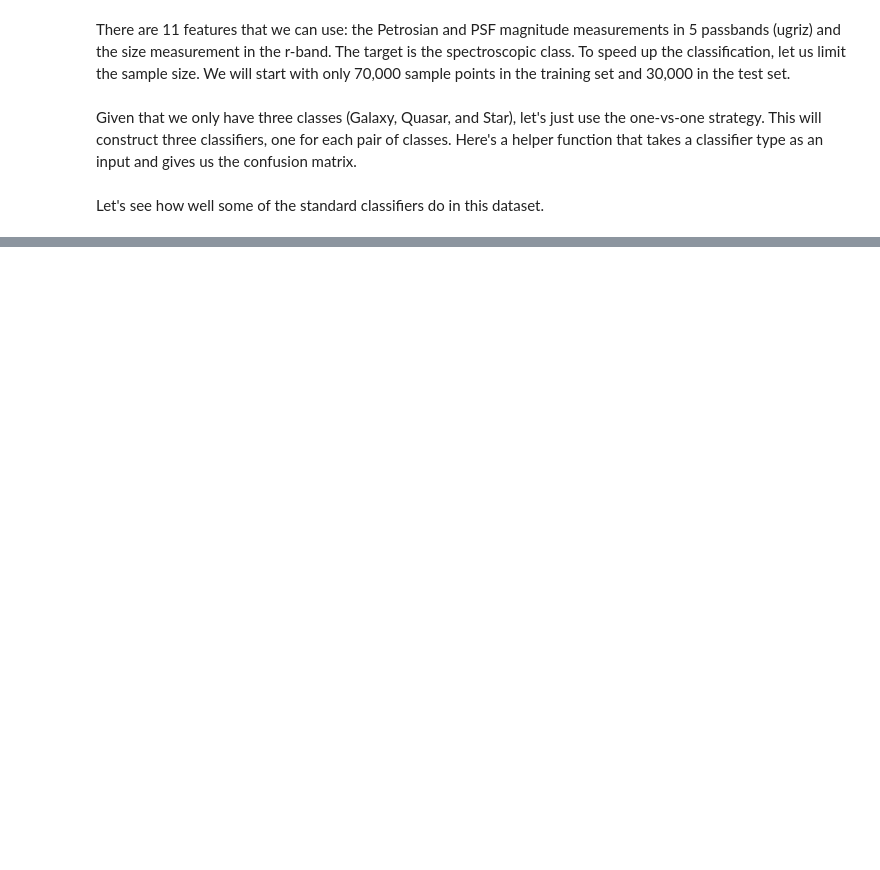
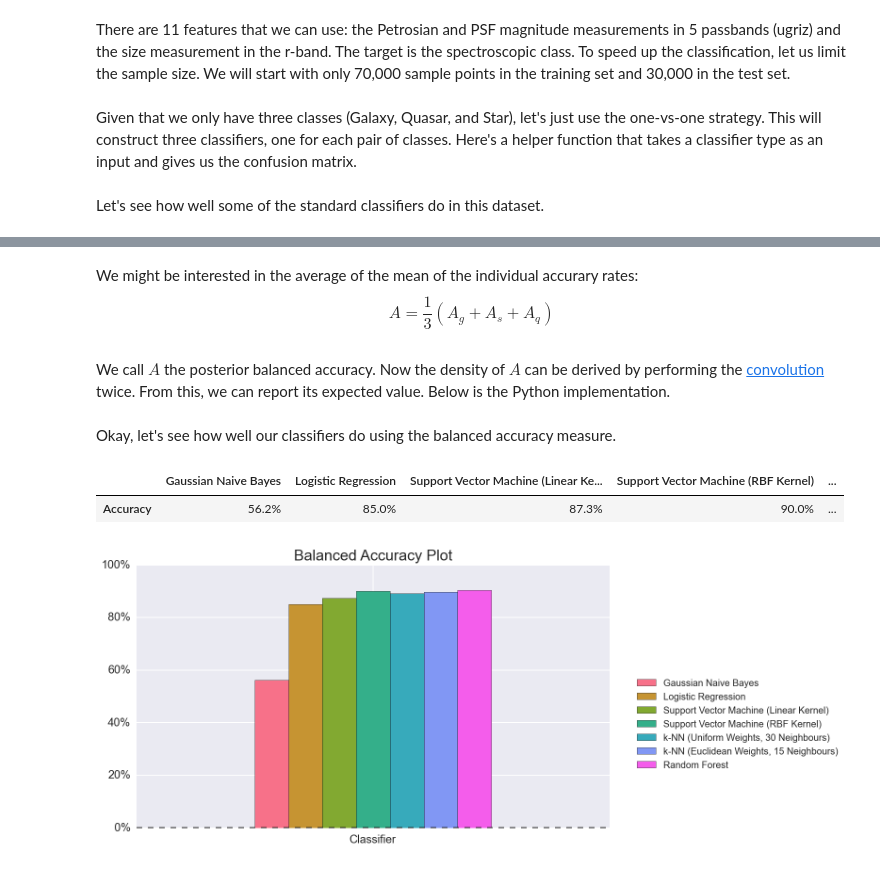
Before and after one commit to chengsoonong/mclass-sky, a Jupyter notebook: sloan_digital_sky_survey.ipynb, the cells around one changed output, grey strips where cells are left out. Drawn from its saved outputs; the diff is of its cells as text; code cells hidden in the pictures; blank space fills up the shorter version.

```diff
--- a/sloan_digital_sky_survey.ipynb
+++ b/sloan_digital_sky_survey.ipynb
@@ -188,0 +188,7 @@ Gaussian naive Bayes did a pretty poor job. One the other hand, random forest, s
+# %% [markdown]
+We might be interested in the average of the mean of the individual accurary rates:
+$$
+    A = \dfrac{1}{3} (A_g + A_s + A_q)
+$$
+# %% [markdown]
+We call $A$ the posterior balanced accuracy. Now the density of $A$ can be derived by performing the [convolution](https://en.wikipedia.org/wiki/Probability_density_function#Sums_of_independent_random_variables) twice. From this, we can report its expected value. Below is the Python implementation.
@@ -188,0 +218,45 @@ Gaussian naive Bayes did a pretty poor job. One the other hand, random forest, s
+# %%
+def balanced_accuracy(confusion):
+    """ Compute the expected value of the posterior balanced accuracy. """
+
+    # alpha is 1 plus the number of objects that are correctly classified
+    alpha_1 = 1 + confusion[0, 0]
+    alpha_2 = 1 + confusion[1, 1]
+    alpha_3 = 1 + confusion[2, 2]
+
+    # beta is 1 plus the number of objects that are incorrectly classified
+    beta_1 = 1 + confusion.sum(axis=1)[0] - confusion[0, 0]
+    beta_2 = 1 + confusion.sum(axis=1)[1] - confusion[1, 1]
+    beta_3 = 1 + confusion.sum(axis=1)[2] - confusion[2, 2]
+
+    # convolve the distributions and compute the expected value
+    res = 0.001
+    x = np.arange(0, 3.001, res)
+    bal_accuracy = convolve_betas(res, alpha_1, beta_1, alpha_2, beta_2, alpha_3, beta_3)
+    bal_accuracy_expected = (1/3) * np.dot(x, bal_accuracy * res)
+
+    return bal_accuracy_expected
+# %% [markdown]
+Okay, let's see how well our classifiers do using the balanced accuracy measure.
+# %%
+bal_accuracy_dict = {}
+
+# compute the balanced accuracy for each classifier
+for cls, conf in confusions.items():
+    bal_accuracy_dict[cls] = balanced_accuracy(conf)
+
+# store as a DataFrame
+bal_accuracy_df = DataFrame(bal_accuracy_dict, index=["Accuracy"])
+bal_accuracy_df = bal_accuracy_df.reindex(columns=classifier_classes, copy=False)
+bal_accuracy_df.applymap(format_as_percent_df)
+# %% [output]
+|  | Gaussian Naive Bayes | Logistic Regression | Support Vector Machine (Linear Ke... | Support Vector Machine (RBF Kernel) | ... |
+| Accuracy | 56.2% | 85.0% | 87.3% | 90.0% | ... |
+# %%
+fig2, ax2 = plt.subplots(figsize=(9, 5))
+bal_accuracy_df.plot(ax=ax2, kind="bar", title="Balanced Accuracy Plot", fontsize=12)
+ax2.legend(bbox_to_anchor = (1.5, 0.6))
+ax2.set_xticklabels(["Classifier"], rotation=0)
+ax2.get_yaxis().set_major_formatter(FuncFormatter(format_as_percent_plot))
+# %% [output]
+[figure, added]
```
Also changed, not shown: parts of 43 cells of this notebook.
